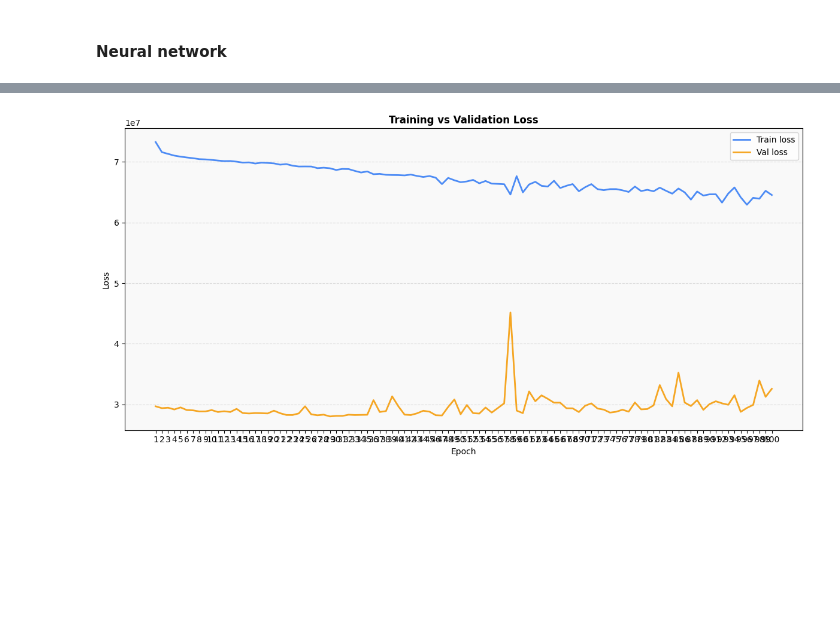
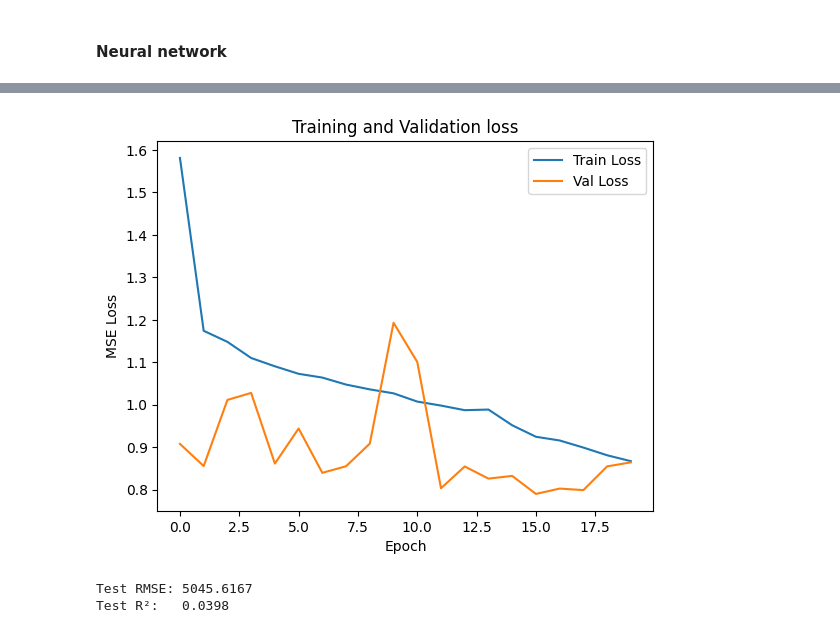
Before and after one commit to patrusgrg/Math4650_SP_2026_FP1_G3_GURUNG, a Jupyter notebook: notebooks/yield_prediction.ipynb, the cells around one changed output, grey strips where cells are left out. Cells and saved outputs as stored; diff of their text form; code cells hidden in the pictures; blank space fills up the shorter version.

```diff
--- a/notebooks/yield_prediction.ipynb
+++ b/notebooks/yield_prediction.ipynb
@@ -754,3 +789,15 @@ y_test  = np.array(y_test)
 X_train_processed = preprocessor.fit_transform(X_train)
 X_val_processed   = preprocessor.transform(X_val)
 X_test_processed  = preprocessor.transform(X_test)
+
+y_train_log = np.log1p(y_train)  # log(1 + y)
+y_val_log   = np.log1p(y_val)
+y_test_log  = np.log1p(y_test)
+
+train_ds = MyDataset(X_train_processed, y_train_log)
+val_ds   = MyDataset(X_val_processed,   y_val_log)
+test_ds  = MyDataset(X_test_processed,  y_test_log)
+
+train_loader = DataLoader(dataset=train_ds, batch_size=32, shuffle=True)
+val_loader   = DataLoader(dataset=val_ds,   batch_size=32, shuffle=False)
+test_loader  = DataLoader(dataset=test_ds,  batch_size=32, shuffle=False)
@@ -773,8 +805,9 @@ print()
 torch.manual_seed(1)
 model = YieldRegressor(num_features=X_train_processed.shape[1])
 optimizer = torch.optim.Adam(model.parameters(), lr=1e-3)
+early_stopping = EarlyStopping(patience=10, min_delta=1e-4)
 
-num_epochs = 100
+num_epochs = 20
 train_losses = []
 val_losses   = []
 
@@ -809,5 +842,13 @@ for epoch in range(num_epochs):
     val_loss = sum(batch_val_losses) / len(batch_val_losses)
     val_losses.append(val_loss)
 
-    print(f"Epoch: {epoch+1:03d}/{num_epochs:03d} | Train Loss: {train_loss:.4f} | Val Loss: {val_loss:.4f}")
+    print(f"Epoch: {epoch+1:03d}/{num_epochs:03d} | Train Loss: {train_loss:.4f} | Val Loss: {val_loss:.4f} | Patience: {early_stopping.counter}/{early_stopping.patience}")
+
+    early_stopping(val_loss, model)
+    if early_stopping.early_stop:
+        print(f"Early stopping at epoch {epoch+1}")
+        break
+
+model.load_state_dict(torch.load("best_model.pt"))
+print(f"Best Val Loss: {early_stopping.best_loss:.4f}")
 # %% [output]
@@ -831,19 +872,29 @@ Epoch: 100/100 | Train Loss: 64537810.9055 | Val Loss: 32589999.1531
-# %%
-epochs = range(1, num_epochs + 1)
-
-fig, ax = plt.subplots(figsize=(12, 6))
-ax.plot(epochs, train_losses, color='#4C8BF5', linewidth=2, label='Train loss')
-ax.plot(epochs, val_losses,   color='#F5A623', linewidth=2, label='Val loss')
-
-ax.set_xlabel('Epoch')
-ax.set_ylabel('Loss')
-ax.set_title('Training vs Validation Loss', fontsize=12, fontweight='bold')
-ax.set_xticks(epochs)
-ax.legend()
-ax.grid(axis='y', linestyle='--', alpha=0.4)
-ax.set_facecolor('#F9F9F9')
-
-plt.tight_layout()
-plt.show()
-# %% [output]
-[figure, removed]
+# %%
+plt.plot(train_losses, label="Train Loss")
+plt.plot(val_losses,   label="Val Loss")
+plt.xlabel("Epoch")
+plt.ylabel("MSE Loss")
+plt.title("Training and Validation loss")
+plt.legend()
+plt.show()
+# %% [output]
+[figure, added]
+# %%
+model.eval()
+preds, actuals = [], []
+
+with torch.inference_mode():
+    for X_batch, y_batch in test_loader:
+        pred = model(X_batch).squeeze()
+        preds.extend(pred.numpy())
+        actuals.extend(y_batch.numpy())
+
+preds_original   = np.expm1(preds)
+actuals_original = np.expm1(actuals)
+
+from sklearn.metrics import root_mean_squared_error, r2_score
+print(f"Test RMSE: {root_mean_squared_error(actuals_original, preds_original):.4f}")
+print(f"Test R²:   {r2_score(actuals_original, preds_original):.4f}")
+# %% [output]
+Test RMSE: 5045.6167
+Test R²:   0.0398
```
Also changed, not shown: parts of 14 cells of this notebook, 2 other files.
